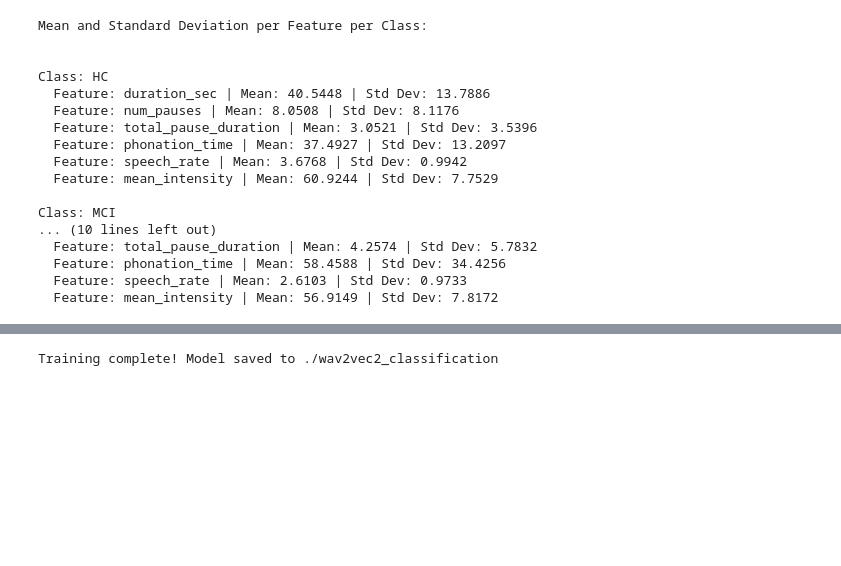
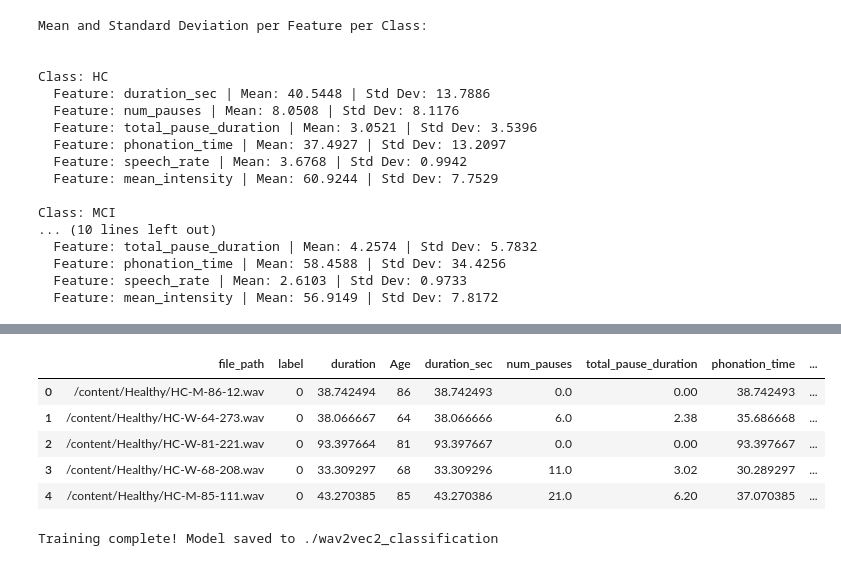
Before and after one commit to alfonsohera/stci, a Jupyter notebook: Notebooks/proto.ipynb, the cells around one changed output, grey strips where cells are left out. Saved outputs shown, nothing was run; the diff lists cells and outputs as text; code cells hidden in the pictures; blank space fills up the shorter version.

Commit message:
sex is removed as a feature given its imbalanced distribution.

```diff
--- a/Notebooks/proto.ipynb
+++ b/Notebooks/proto.ipynb
@@ -667,3 +703,14 @@ Class: MCI
+# %%
+#Drop class feature (label already encodes this info) and Sex (The class is imbalanced)
+data_df = data_df.drop(columns=["class", "Sex"])
+data_df.head()
+# %% [output]
+|  | file_path | label | duration | Age | duration_sec | num_pauses | total_pause_duration | phonation_time | ... |
+| 0 | /content/Healthy/HC-M-86-12.wav | 0 | 38.742494 | 86 | 38.742493 | 0.0 | 0.00 | 38.742493 | ... |
+| 1 | /content/Healthy/HC-W-64-273.wav | 0 | 38.066667 | 64 | 38.066666 | 6.0 | 2.38 | 35.686668 | ... |
+| 2 | /content/Healthy/HC-W-81-221.wav | 0 | 93.397664 | 81 | 93.397667 | 0.0 | 0.00 | 93.397667 | ... |
+| 3 | /content/Healthy/HC-W-68-208.wav | 0 | 33.309297 | 68 | 33.309296 | 11.0 | 3.02 | 30.289297 | ... |
+| 4 | /content/Healthy/HC-M-85-111.wav | 0 | 43.270385 | 85 | 43.270386 | 21.0 | 6.20 | 37.070385 | ... |
 # %%
 # Splitting dataset
 train_files, test_files, train_labels, test_labels = train_test_split(
```
Also changed, not shown: parts of 3 cells of this notebook.
